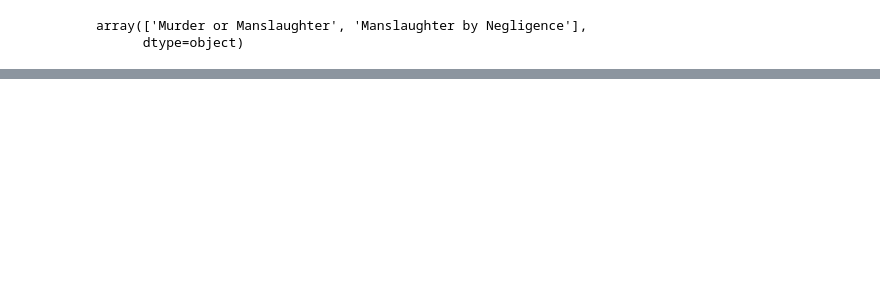
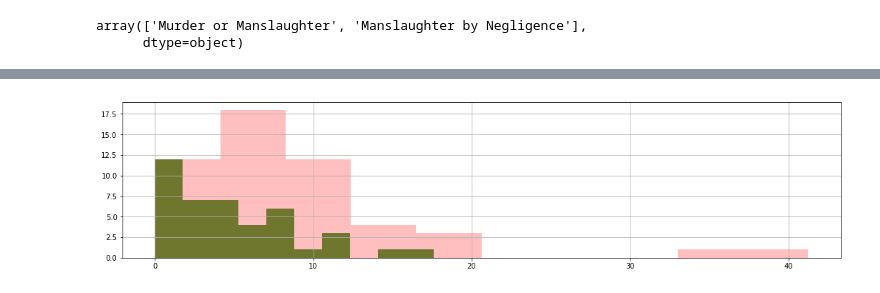
Before and after one commit to dbabbitt/notebooks, a Jupyter notebook: Miscellaneous/ipynb/Homicide by Race.ipynb, the cells around one changed output, grey strips where cells are left out. Saved outputs shown, nothing was run; the diff lists cells and outputs as text; code cells hidden in the pictures; blank space fills up the shorter version.

```diff
--- a/Miscellaneous/ipynb/Homicide by Race.ipynb
+++ b/Miscellaneous/ipynb/Homicide by Race.ipynb
@@ -198,0 +182,6 @@ IndexError: list index out of range
+# %%
+
+wiki_url = 'https://en.wikipedia.org/wiki/'
+tables_url = '{}List_of_countries_by_intentional_homicide_rate'.format(wiki_url)
+tables_df_list = pd.read_html(tables_url)
+len(tables_df_list)
@@ -198,0 +201,5 @@ IndexError: list index out of range
+# %%
+
+match_series = (country_pop_df['Subregion'].isin(['Eastern Africa', 'Middle Africa',
+                                                  'Southern Africa', 'Western Africa']))
+african_homicide_rates = country_pop_df[match_series]['Rate'].dropna().tolist()
@@ -198,0 +229,4 @@ IndexError: list index out of range
+# %%
+
+match_series = (homicides_max_year_df['Race'] == 'Black')
+black_homicide_rates = homicides_max_year_df[match_series]['Rate'].dropna().tolist()
@@ -198,0 +304,9 @@ IndexError: list index out of range
+# %%
+
+fig = plt.figure(figsize=(18, 4))
+ax = fig.add_subplot(111, autoscale_on=True)
+blacks_AxesSubplot = pd.Series(black_homicide_rates).hist(ax=ax, bins=10, alpha=0.75, color='green')
+africans_AxesSubplot = pd.Series(african_homicide_rates).hist(ax=ax, bins=10, alpha=0.25,
+                                                                color='red')
+# %% [output]
+[figure, added]
```
Also changed, not shown: parts of 26 cells of this notebook, 2 other files.
